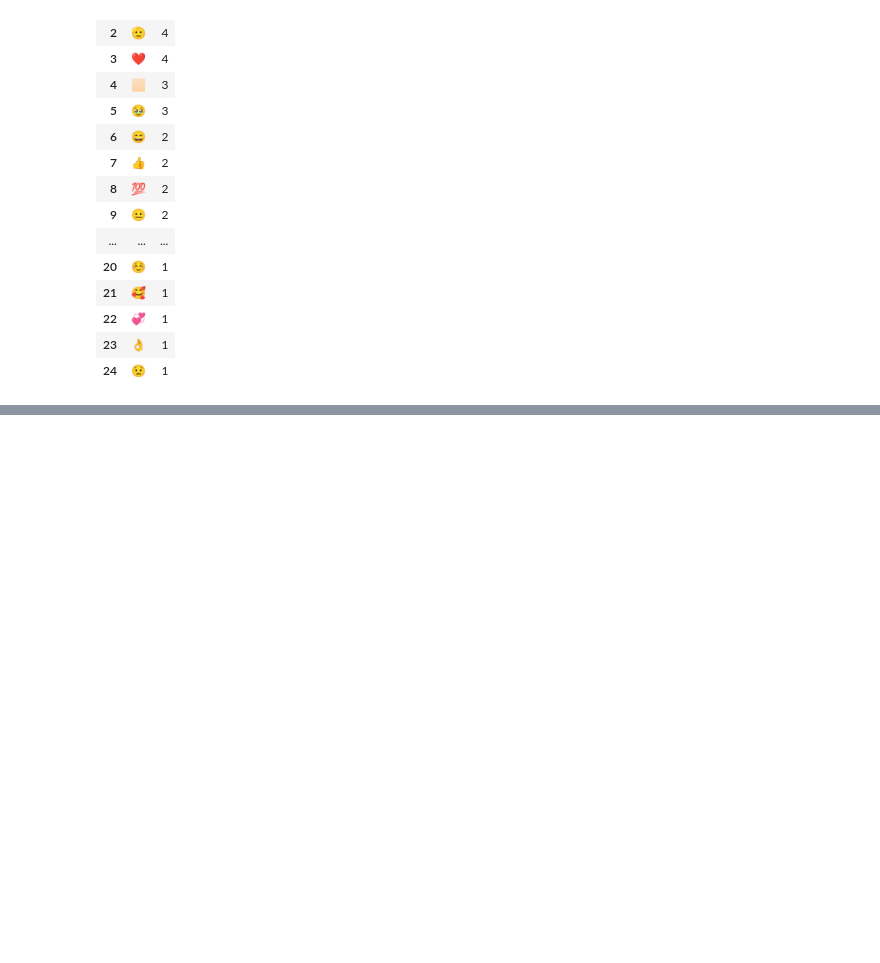
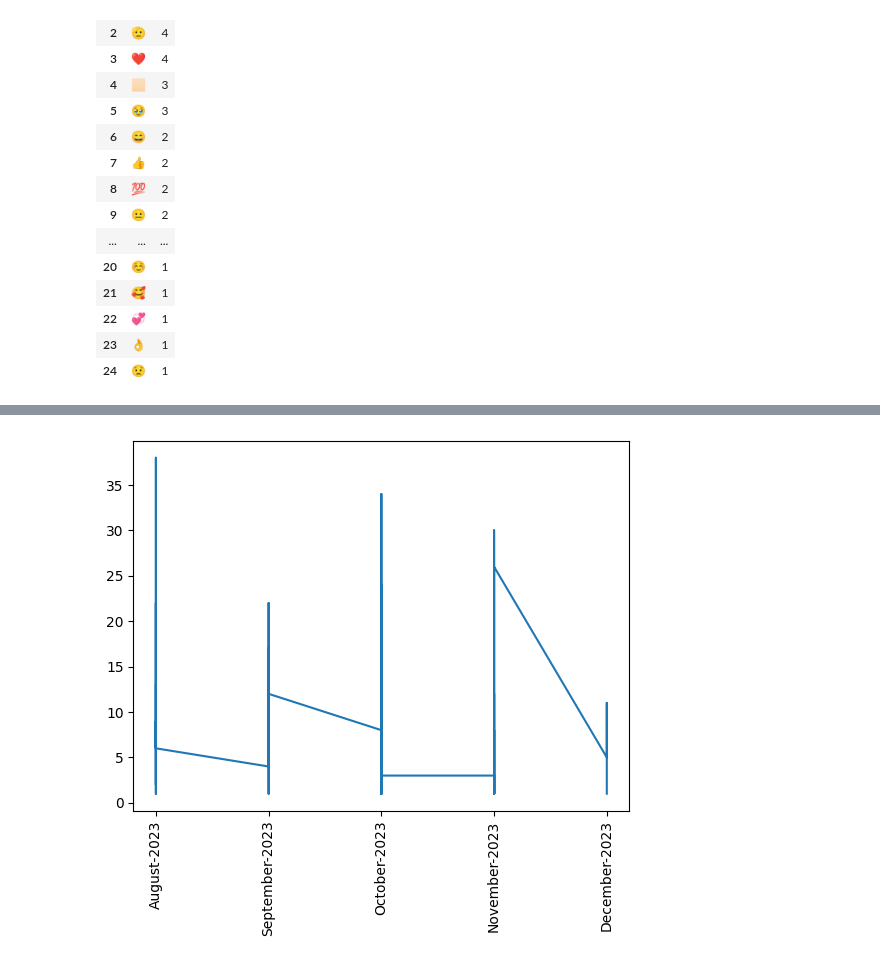
Before and after one commit to MArifBrohi/Machine-Learning-Projects, a Jupyter notebook: preprocessing.ipynb, the cells around one changed output, grey strips where cells are left out. Saved outputs shown, nothing was run; the diff lists cells and outputs as text; code cells hidden in the pictures; blank space fills up the shorter version.

```diff
--- a/preprocessing.ipynb
+++ b/preprocessing.ipynb
@@ -312,0 +388,5 @@ emoji_df
+# %%
+
+df['Year'] = years
+df['Month'] = months
+df['Day'] = days
@@ -312,0 +409,2 @@ emoji_df
+# %%
+timeline = df.groupby(['Year','Month','Month_Name','Day']).count()['Message'].reset_index()
@@ -312,0 +431,7 @@ emoji_df
+# %%
+time = []
+for i in range(timeline.shape[0]):
+
+  time.append(timeline['Month_Name'][i]+'-'+str(timeline['Year'][i]))
+# %%
+timeline['Time'] = time
@@ -312,0 +458,6 @@ emoji_df
+# %%
+plt.plot(timeline['Time'],timeline['Message'])
+plt.xticks(rotation='vertical')
+plt.show()
+# %% [output]
+[figure, added]
```
Also changed, not shown: parts of 10 cells of this notebook.
